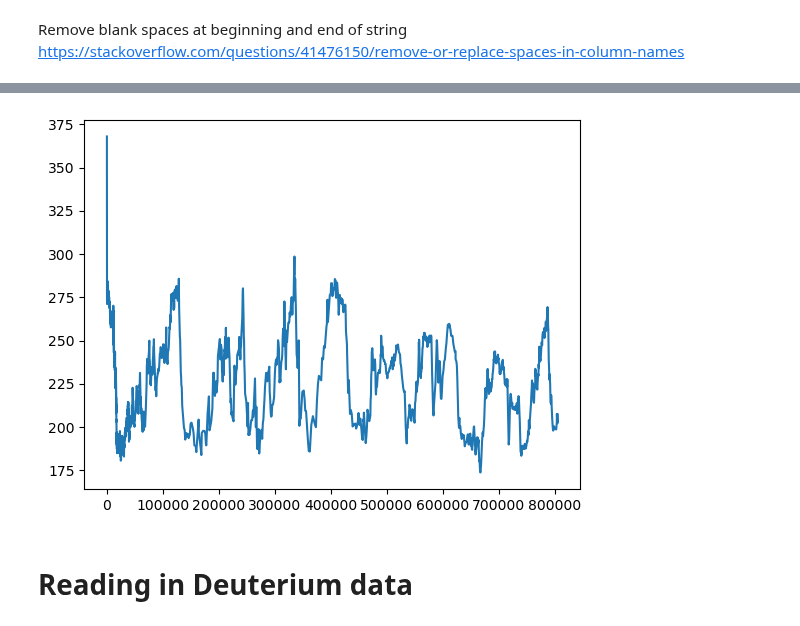
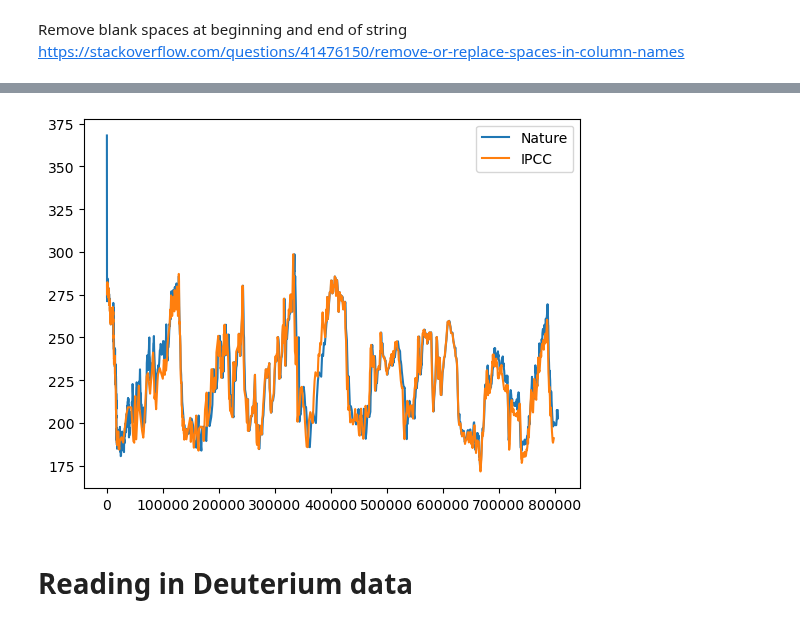
Before and after one commit to dectan/Programming-for-Data-Analysis-Project-2, a Jupyter notebook: test3.ipynb, the cells around one changed output, grey strips where cells are left out. Cells and saved outputs as stored; diff of their text form; code cells hidden in the pictures.

Commit message:
co2 IPCC and Nature files added and graphed for comparision

```diff
--- a/test3.ipynb
+++ b/test3.ipynb
@@ -13,3 +13,6 @@ import pandas as pd
 import plotly.express as px
 # %% [markdown]
 # Read in C02 file and examine dataset
+# %%
+df11 = pd.read_excel('C02 Nature Paper.xlsx',sheet_name='3.  Composite CO2' ,skiprows=range(6))
+df11
@@ -16,3 +38,4 @@ import plotly.express as px
 # %%
 # Read the Excel file into a pandas DataFrame and exclude inital 14 rows
-df = pd.read_excel('Book1.xlsx',skiprows=range(14))
+df12 = pd.read_excel('C02 IPCC Report.xlsx',sheet_name= 'CO2 Composite',skiprows=range(14))
+df12
@@ -27,0 +56,3 @@ df.head()
+# %%
+df12.columns = df12.columns.str.lstrip()
+df12.columns = df12.columns.str.rstrip()
@@ -55,7 +97,9 @@ plot1 = df[['Gasage (yr BP)', 'CO2 (ppmv)']]
 # %%
-plt.plot(plot1['Gasage (yr BP)'],plot1['CO2 (ppmv)'])
+plt.plot(df12['Gasage (yr BP)'],df12['CO2 (ppmv)'], label = 'Nature')
+plt.plot(df11['EDC3_gas_a (yr)'],df11['CO2 (ppmv)'], label = 'IPCC')
+plt.legend()
 plt.show()
 # %% [output]
-[figure, old version]
+[figure, new version]
 # %% [markdown]
 # Reading in Deuterium data
```
Also changed, not shown: parts of 16 cells of this notebook, 3 other files.
